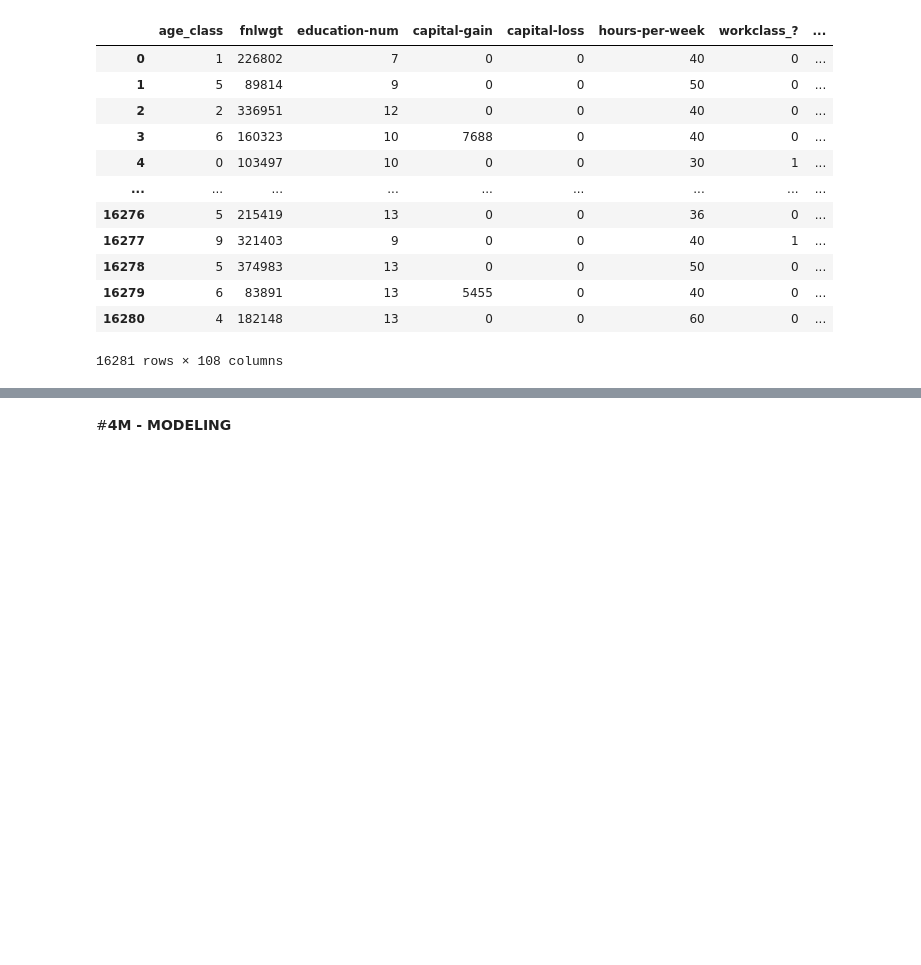
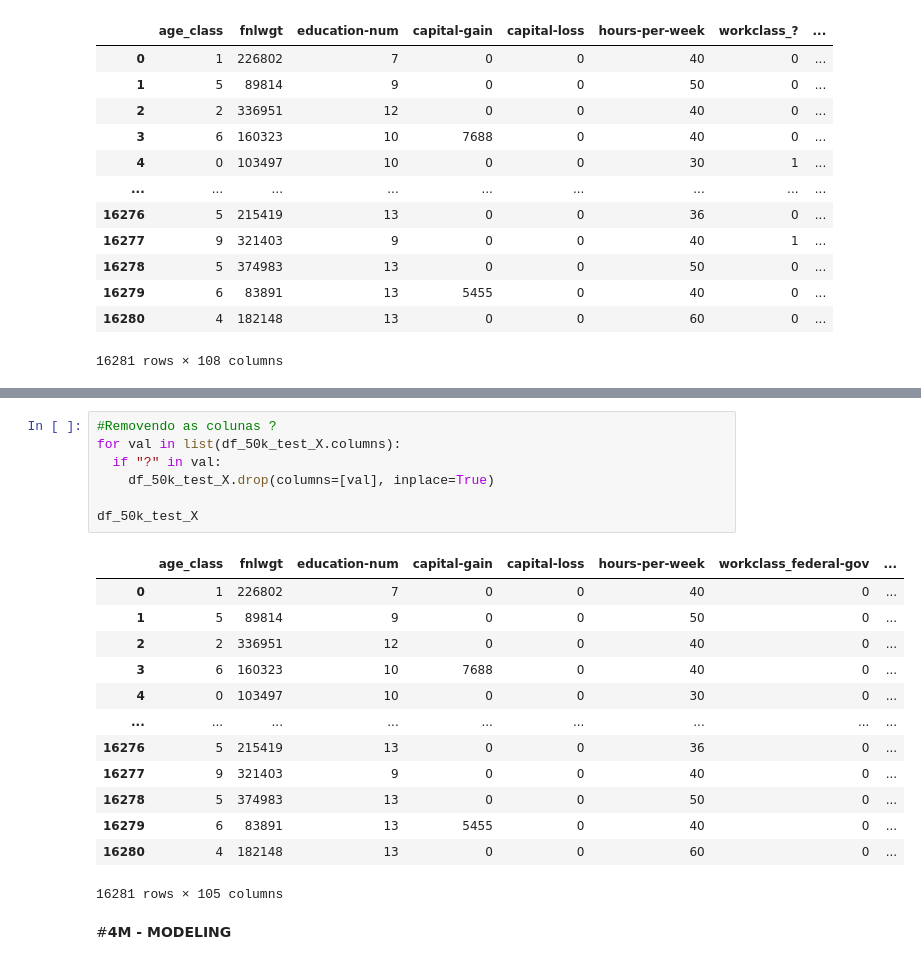
Before and after one commit to massaoHigaskino/DSWP, a Jupyter notebook: dswp_grupo1.ipynb, the cells around one changed output, grey strips where cells are left out. Saved outputs shown, nothing was run; the diff lists cells and outputs as text; blank space fills up the shorter version.

```diff
--- a/dswp_grupo1.ipynb
+++ b/dswp_grupo1.ipynb
@@ -815,3 +836,24 @@ df_50k_test_X
+# %%
+#Removendo as colunas ?
+for val in list(df_50k_test_X.columns):
+  if "?" in val:
+    df_50k_test_X.drop(columns=[val], inplace=True)
+
+df_50k_test_X
+# %% [output]
+|  | age_class | fnlwgt | education-num | capital-gain | capital-loss | hours-per-week | workclass_federal-gov | ... |
+| 0 | 1 | 226802 | 7 | 0 | 0 | 40 | 0 | ... |
+| 1 | 5 | 89814 | 9 | 0 | 0 | 50 | 0 | ... |
+| 2 | 2 | 336951 | 12 | 0 | 0 | 40 | 0 | ... |
+| 3 | 6 | 160323 | 10 | 7688 | 0 | 40 | 0 | ... |
+| 4 | 0 | 103497 | 10 | 0 | 0 | 30 | 0 | ... |
+| ... | ... | ... | ... | ... | ... | ... | ... | ... |
+| 16276 | 5 | 215419 | 13 | 0 | 0 | 36 | 0 | ... |
+| 16277 | 9 | 321403 | 9 | 0 | 0 | 40 | 0 | ... |
+| 16278 | 5 | 374983 | 13 | 0 | 0 | 50 | 0 | ... |
+| 16279 | 6 | 83891 | 13 | 5455 | 0 | 40 | 0 | ... |
+| 16280 | 4 | 182148 | 13 | 0 | 0 | 60 | 0 | ... |
+16281 rows × 105 columns
 # %% [markdown]
 #**4M - MODELING**
 # %% [markdown]
```
Also changed, not shown: parts of 3 cells of this notebook.
